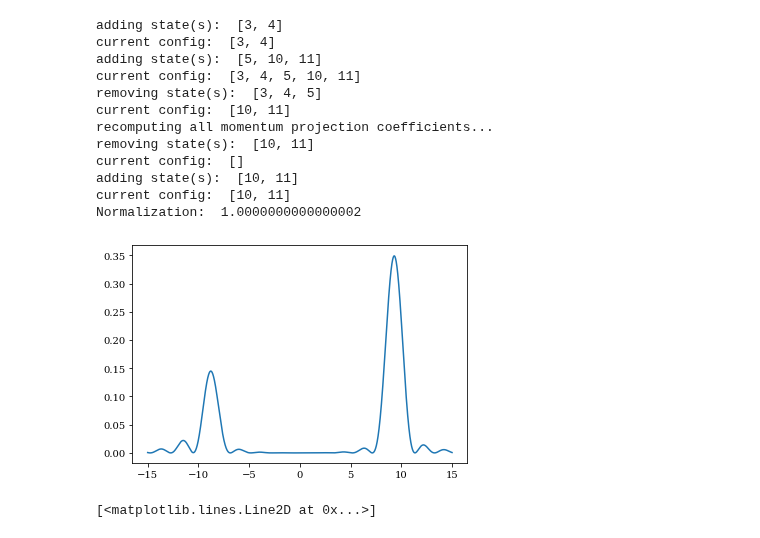
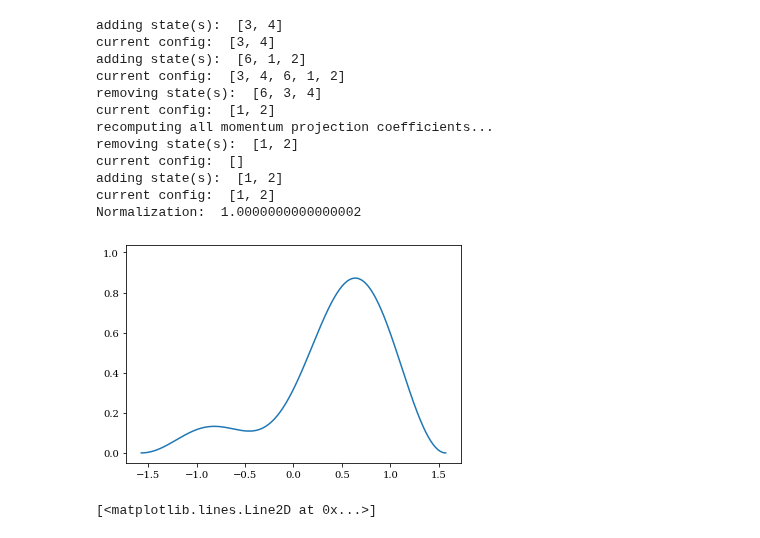
Before and after one commit to wyssard/Particle_in_a_Box, a Jupyter notebook: test_testing.ipynb, the cells around one changed output. Saved outputs shown, nothing was run; the diff lists cells and outputs as text; code cells hidden in the pictures.

```diff
--- a/test_testing.ipynb
+++ b/test_testing.ipynb
@@ -19,21 +19,16 @@ plt.rcParams['animation.ffmpeg_path'] = 'C:\\ffmpeg\\bin\\ffmpeg.exe'
 # %%
 # Testing the new implementation of the momentum space wavefunction
 L = np.pi
-gamma = -10
+gamma = 0.00001
 bound = 15
 
 
-State3 = testing.Particle_in_Box_State(gamma, L, [3,4], [1,1])
+State3 = testing.Particle_in_Box_State(gamma, L, [3,4],[1,1])
+State3.add_state([6,1,2],[1,1,1])
+State3.remove_state([6,3,4])
 
-State3.add_state([5, 10, 11], [1, 1, 1])
-State3.remove_state([3,4,5])
-
-State3.gamma = 0.00001
-State3.change_energy_proj_coeff(10, 2)
+State3.gamma = 10000
 State3.property_change_complete_recompute()
-
-
-
 print("Normalization: ", np.sum(np.abs(State3._energy_proj_coeff)**2))
 
 x = np.linspace(-L/2, L/2, 500)
@@ -46,45 +41,45 @@ disc_m_space_func = State3.disc_momentum_space_wavefunc
 
 
 '''
 fig = plt.figure()
 pDistrPlot = plt.axes()
 
 
 pDistrPlot.bar(kn, np.abs(disc_m_space_func(kn, 0))**2, color=lightColor)
 pDistrPlot.plot(k, np.abs(cont_m_space_func(k, 0))**2, color=darkColor, ls="--")
 
 pDistrPlot.set_ylim(0, 0.5)
 '''
 
 
 fig = plt.figure()
 ax = plt.axes()
-lines = ax.plot(k, np.abs(cont_m_space_func(k, 0))**2)
+lines = ax.plot(x, np.abs(pos_space_func(x, 0))**2)
 
 def init():
-    lines[0].set_data(k, np.abs(cont_m_space_func(k, 0))**2)
+    lines[0].set_data(x, np.abs(pos_space_func(x, 0))**2)
     return lines
 
 def animate(i):
-    lines[0].set_data(k, np.abs(cont_m_space_func(k, 0.025*i))**2)
+    lines[0].set_data(x, np.abs(pos_space_func(x, 0.025*i))**2)
     return lines
 
-anim = FuncAnimation(fig, animate, init_func=init, frames=200, interval=20, blit=True)
+anim = FuncAnimation(fig, animate, init_func=init, frames=150, interval=20, blit=True)
 anim.save("new_momentum_implementation.gif")
 # %% [output]
 adding state(s):  [3, 4]
 current config:  [3, 4]
-adding state(s):  [5, 10, 11]
-current config:  [3, 4, 5, 10, 11]
-removing state(s):  [3, 4, 5]
-current config:  [10, 11]
+adding state(s):  [6, 1, 2]
+current config:  [3, 4, 6, 1, 2]
+removing state(s):  [6, 3, 4]
+current config:  [1, 2]
 recomputing all momentum projection coefficients...
-removing state(s):  [10, 11]
+removing state(s):  [1, 2]
 current config:  []
-adding state(s):  [10, 11]
-current config:  [10, 11]
+adding state(s):  [1, 2]
+current config:  [1, 2]
 Normalization:  1.0000000000000002
-[figure, old version]
+[figure, new version]
 # %%
 # Testing momentum distribution (general case with gamma_+ = gamm_- =: gamma)
 L = np.pi
```
Also changed, not shown: 2 other files.
